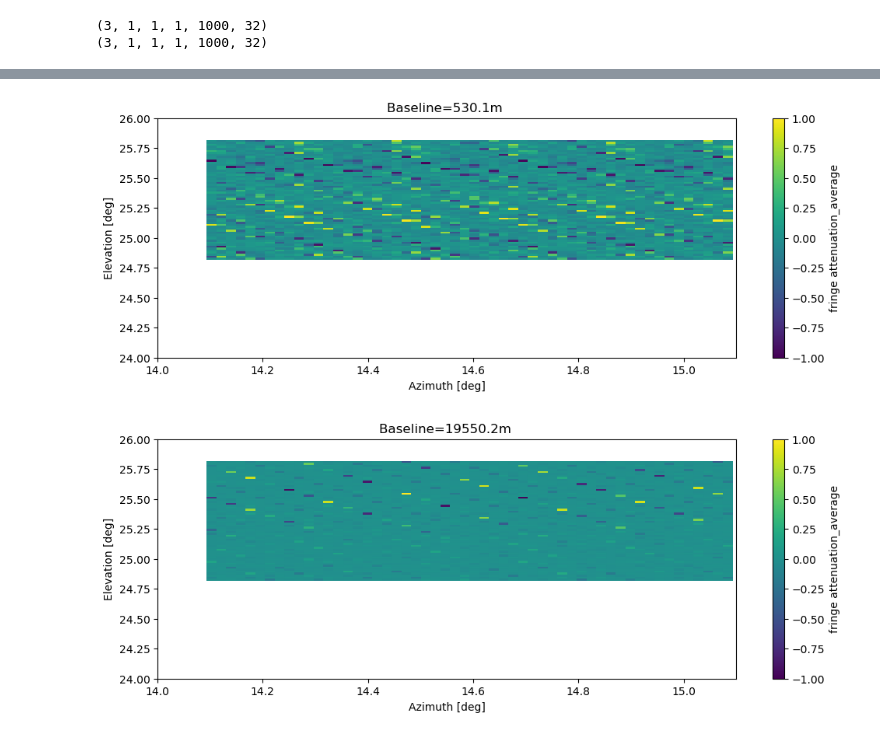
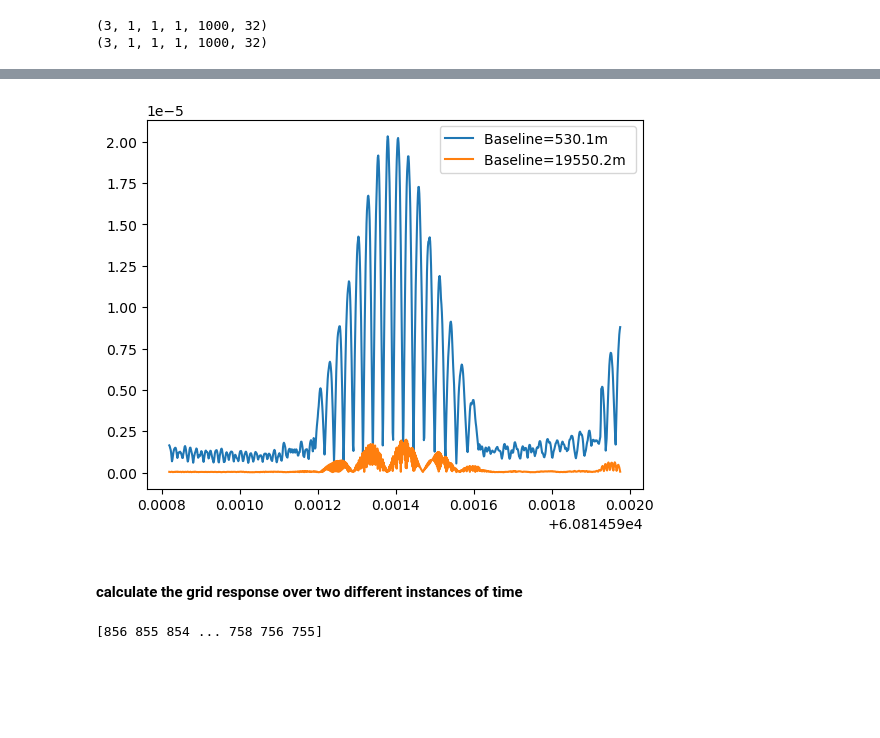
Before and after one commit to hqiu-nju/scepter, a Jupyter notebook: notebooks/fringe_simulation.ipynb, the cells around one changed output, grey strips where cells are left out. Saved outputs shown, nothing was run; the diff lists cells and outputs as text; code cells hidden in the pictures; blank space fills up the shorter version.

```diff
--- a/notebooks/fringe_simulation.ipynb
+++ b/notebooks/fringe_simulation.ipynb
@@ -395,5 +420,11 @@ print(satpwrpfd.shape)
 # %%
-ang_sep,delta_az,delta_el=obs.sat_frame_pointing(test.satf_az,test.satf_el,beam_el=tel_el[idx_t],beam_az=tel_az[idx_t])
-# ang_sep=test.txbeam_angsep(beam_az=20,beam_el=0)
-print(ang_sep.shape)
+#### create the gain change over time
+ang_sep=test.sat_separation(mode='pnt',pnt_az=tel_az,pnt_el=tel_el)
+
+g_rx=antenna.ras_pattern(ang_sep,rx.d_rx,const.c/300e6*u.s,rx.eta_a_rx) ###.to(cnv.dimless) ## get linear
+plt.title('gain of each satellite in antenna 0 during observation')
+plt.plot(mjds.flatten(),g_rx[0,0,0,0,:,:])
+plt.ylabel('Gain dBi')
+plt.xlabel('time mjd')
+plt.show()
 # %% [output]
@@ -405,9 +434,9 @@ test.create_baselines() ### create baselines within object
 # %%
 baseline_delays=test.baselines_nearfield_delays()
-print(baseline_delays.shape)
+print(baseline_delays.shape,test.pnt_az.shape,test.pnt_tau.shape,test.bearing_D.shape)
 #
 
-delays=baseline_delays[:,:,idx_t,:,:,:].reshape(3,len(test.pnt),-1)
+delays=baseline_delays[:,0,0,0,:,:]
 print(delays.shape)
 plt.title('show delays for each satellite of baseline 1')
 plt.plot(mjds.flatten(),delays[1])
@@ -421,9 +450,9 @@ plt.show()
 # %%
 ### a example of the combined fringe signal from all satellites
-fringes=obs.bw_fringe(delays=delays[1].flatten(),bwchan=1*u.MHz,fch1=100*u.MHz)
+fringes=obs.bw_fringe(delays=delays[1].flatten(),bwchan=1*u.MHz,fch1=100*u.MHz,chan_bin=100)
 # print(fringes)
 # fringes[np.where(fringes==0)]=1e-12
 plt.title('combined fringe from each satellite')
-plt.plot(offbeam,fringes.reshape(1000,-1).mean(1))
+plt.plot(mjds.flatten(),fringes.reshape(1000,-1).mean(1))
 # %% [output]
 [<matplotlib.lines.Line2D at 0x...>]
@@ -431,2 +460,3 @@ plt.plot(offbeam,fringes.reshape(1000,-1).mean(1))
 # %%
-fringes=test.sat_fringe(bwchan=1*u.MHz,fch1=100*u.MHz). ### use the class integrated version
+sat_fringes=test.sat_fringe(bwchan=1*u.MHz,fch1=100*u.MHz,chan_bin=500) ### use the class integrated version
+print(sat_fringes.shape)
@@ -433,12 +517,17 @@ fringes=test.sat_fringe(bwchan=1*u.MHz,fch1=100*u.MHz). ### use the class integr
 # %%
-for i in range(test.baseline_delays.shape[0]-1):
-    fringes=obs.bw_fringe(delays=delays[i+1].flatten(),bwchan=1*u.MHz,fch1=100*u.MHz).reshape(delays[i+1].shape)
-    skynet.plotgrid(fringes.flatten(),grid_info=test.grid_info,elmin=24,elmax=26,
-                    zlabel='fringe attenuation_average',
-                    azmin=14,azmax=15.1,vmin=-1,vmax=1)
-    plt.title(f"Baseline={np.round(test.bearing_D.flatten()[i+1],1)}m ")
-    plt.show()
-    plt.close()
+for i in range(len(test.bearing_D)-1):
+    fringes=coherent_v_baselines[0]*coherent_v_baselines[i+1]
+    plt.plot(mjds.flatten(),fringes.sum(-1).flatten(),label=f"Baseline={np.round(test.bearing_D.flatten()[i+1],1)}m ")
+plt.legend()
+plt.show()
+plt.close()
 # %% [output]
-[figure, old version]
+[figure, new version]
-[figure, removed]
+# %% [markdown]
+#### calculate the grid response over two different instances of time
+# %%
+#### create the gain change over time
+ang_sep=test.sat_separation(mode='allsky')
+print(np.argmin(ang_sep[0,0,:,0,:,0],axis=1))
+# %% [output]
+[856 855 854 ... 758 756 755]
```
Also changed, not shown: parts of 30 cells of this notebook, 4 other files.
